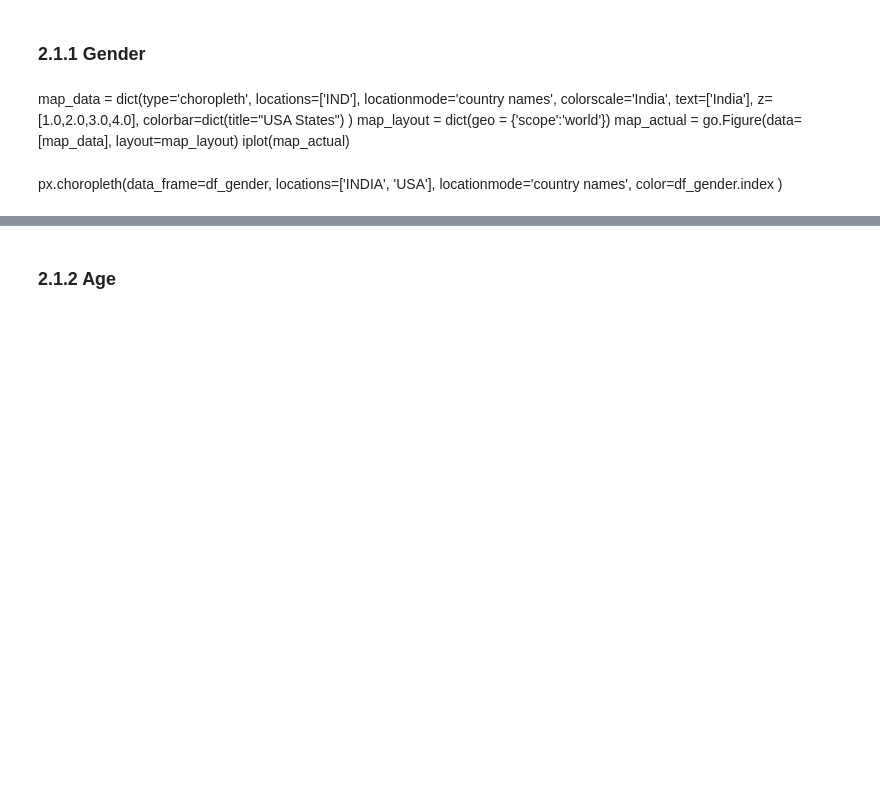
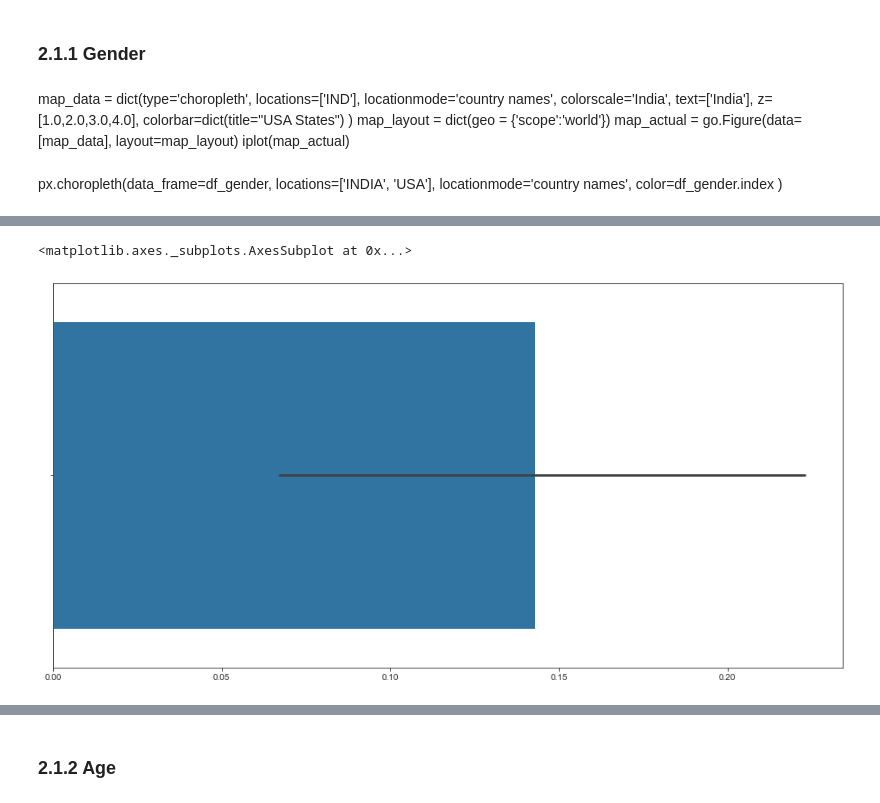
Before and after one commit to laurakah/BattleOfTheGiants, a Jupyter notebook: notebooks/plotly-experiment.ipynb, the cells around one changed output, grey strips where cells are left out. Cells and saved outputs as stored; diff of their text form; code cells hidden in the pictures; blank space fills up the shorter version.

```diff
--- a/notebooks/plotly-experiment.ipynb
+++ b/notebooks/plotly-experiment.ipynb
@@ -171,0 +344,7 @@ px.choropleth(data_frame=df_gender,
+# %%
+fig, ax = plt.subplots(figsize=(16,8))
+sns.barplot(x=degree_in)
+#degree_in.plot(kind="bar", ax=ax, rot=45, tick_label=12);
+# %% [output]
+<matplotlib.axes._subplots.AxesSubplot at 0x...>
+[figure, added]
```
Also changed, not shown: parts of 18 cells of this notebook.
